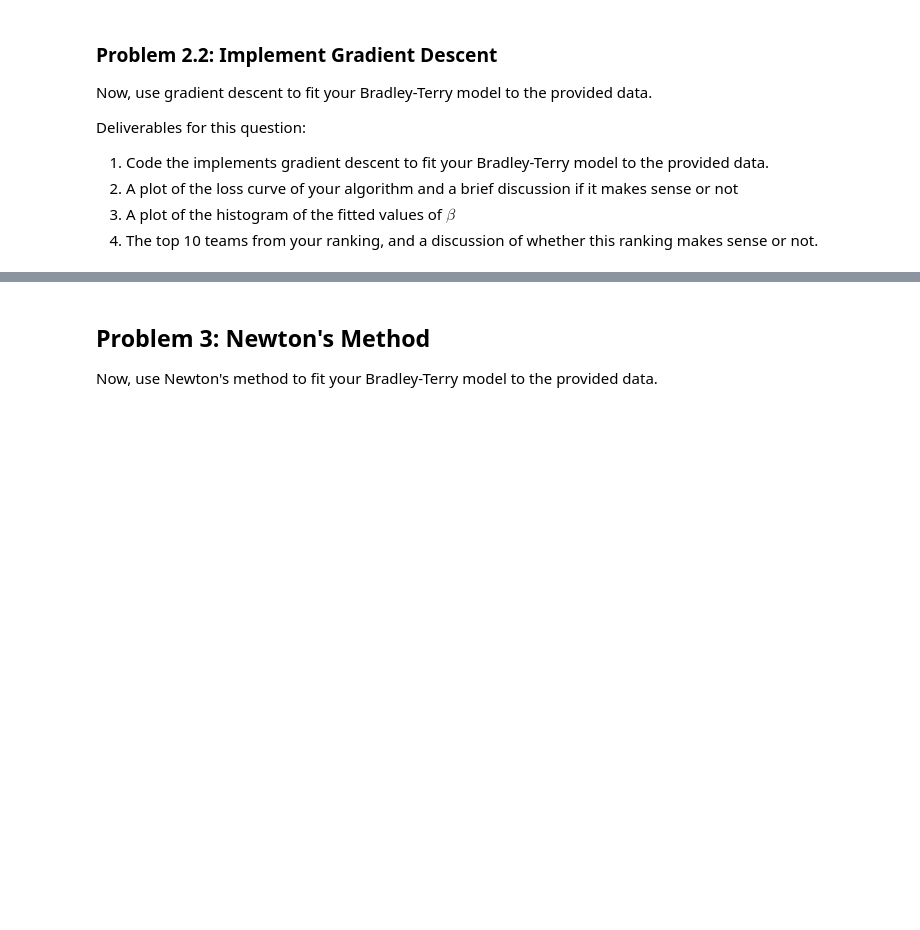
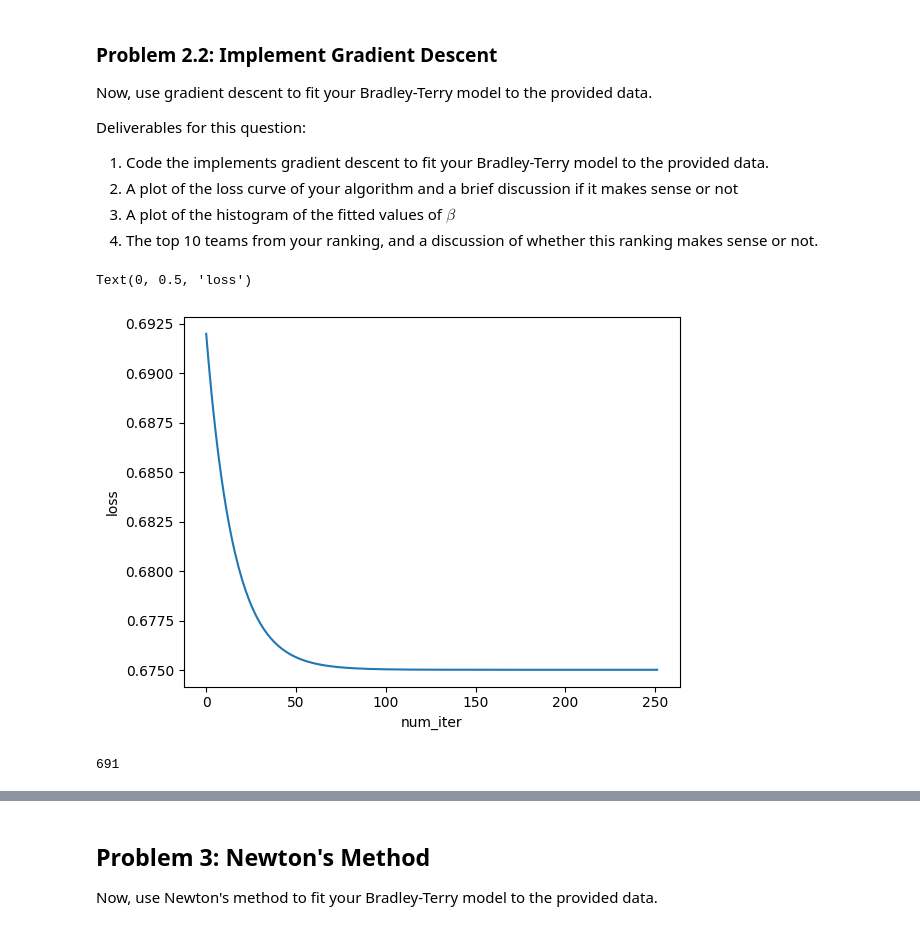
Before and after one commit to Zane-Liao/stats305b, a Jupyter notebook: hw1.ipynb, the cells around one changed output, grey strips where cells are left out. Drawn from its saved outputs; the diff is of its cells as text; code cells hidden in the pictures; blank space fills up the shorter version.

```diff
--- a/hw1.ipynb
+++ b/hw1.ipynb
@@ -62,3 +139,7 @@ You may want to use the `torch.distributions.Bernoulli` class.
+# %%
+def compute_the_loss(x, y, beta, gamma):
+  avg_log_likelihood = torch.distributions.Bernoulli(probs=torch.sigmoid(x @ beta)).log_prob(y).mean()
+  return -1 * avg_log_likelihood + gamma / 2 * (torch.norm(beta, 2)**2)
 # %% [markdown]
 ## Problem 2: Gradient Descent
 # %% [markdown]
@@ -70,0 +158,3 @@ Write a function to compute the gradient of the average negative log likelihood
+# %%
+def compute_the_gradient(x, y, beta, gamma):
+  return -1 / (y.shape[0]) * (x.T @ (y - torch.sigmoid(x @ beta))) + gamma * beta
@@ -83,0 +190,33 @@ Deliverables for this question:
+# %%
+# your code here (you can use multiple code and markdown cells to organize your answer)
+# 1. Code the implements gradient descent to fit your Bradley-Terry model to the provided data.
+gamma = 0.01
+beta = torch.zeros([X.shape[1], 1], dtype=torch.float32, requires_grad=True)
+lr = 3
+num_iter = 1000
+
+losses = []
+for _ in range(num_iter):
+  c_gradient = compute_the_gradient(X, Y, beta, gamma)
+
+  with torch.no_grad():
+    new_beta = beta - lr * c_gradient
+
+    if torch.allclose(beta, new_beta, rtol=1e-4):
+      break
+
+    beta.copy_(new_beta)
+
+  losses.append(compute_the_loss(X, Y, beta, gamma).item())
+# %%
+# 2. A plot of the loss curve of your algorithm and a brief discussion if it makes sense or not
+plt.plot(torch.as_tensor(losses))
+plt.xlabel("num_iter")
+plt.ylabel("loss")
+# %% [output]
+Text(0, 0.5, 'loss')
+[figure, added]
+# %%
+len(beta)
+# %% [output]
+691
```
Also changed, not shown: parts of 40 cells of this notebook.
